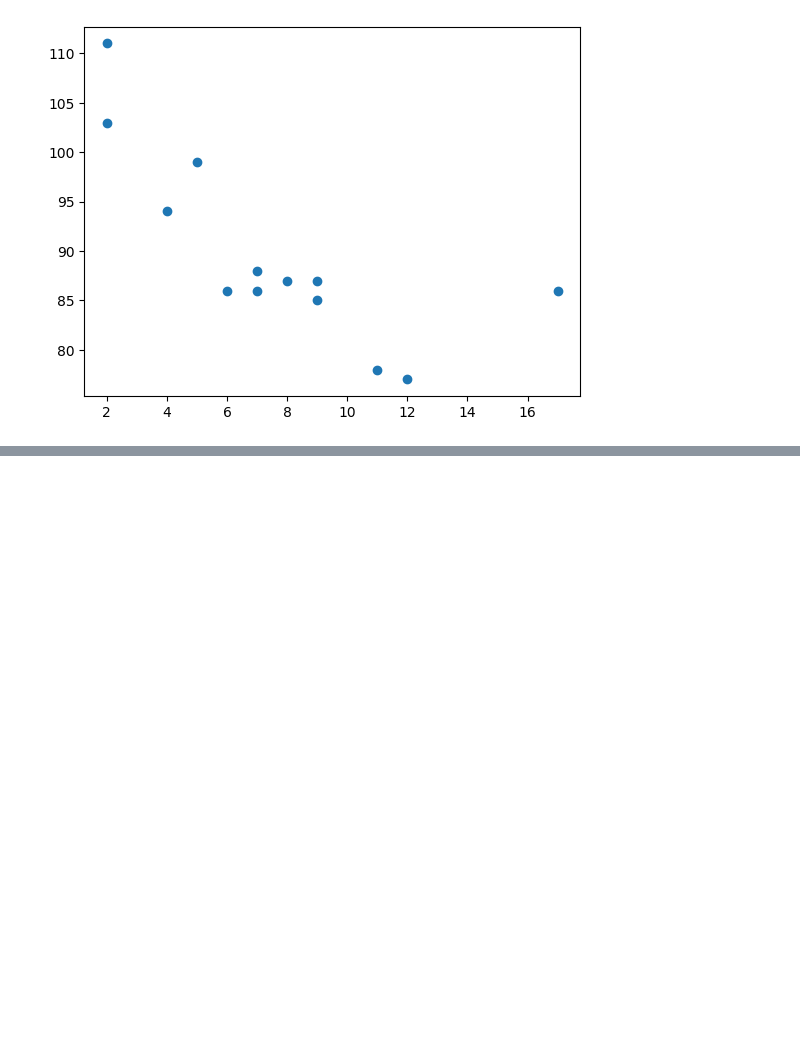
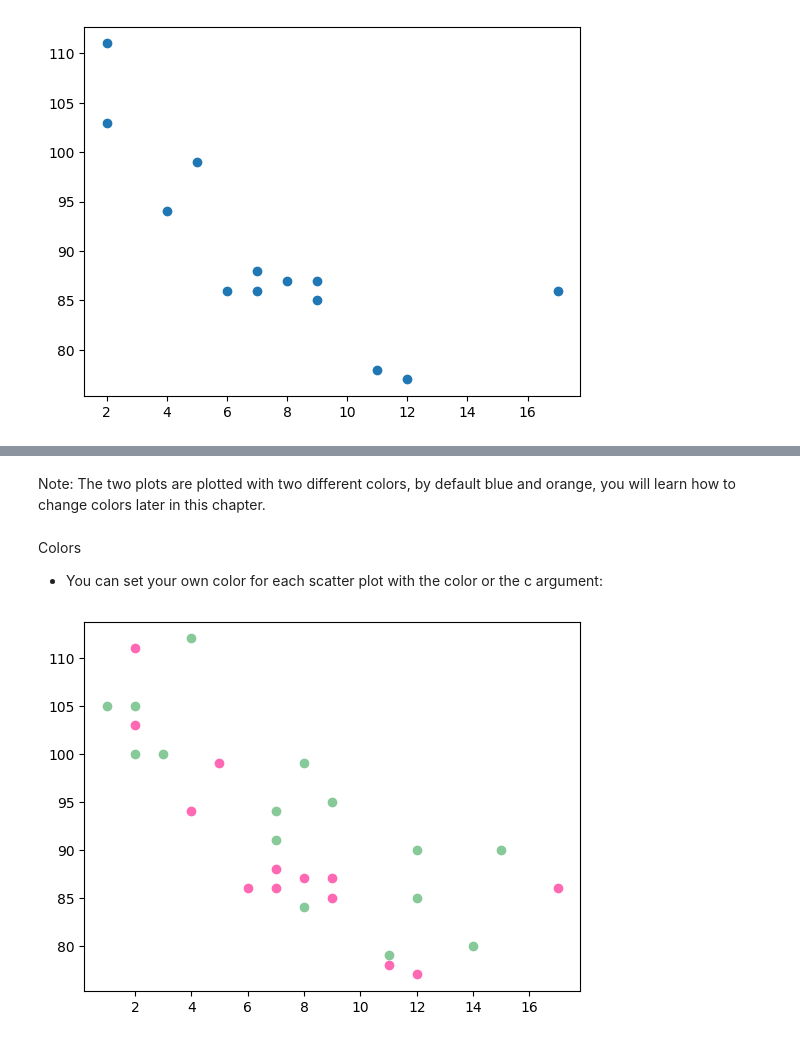
Before and after one commit to funkacer/W3Schools_2024, a Jupyter notebook: Python/M01_04_scatter.ipynb, the cells around one changed output, grey strips where cells are left out. Cells and saved outputs as stored; diff of their text form; code cells hidden in the pictures; blank space fills up the shorter version.

```diff
--- a/Python/M01_04_scatter.ipynb
+++ b/Python/M01_04_scatter.ipynb
@@ -14,0 +39,18 @@ plt.show()
+# %% [markdown]
+Note: The two plots are plotted with two different colors, by default blue and orange, you will learn how to change colors later in this chapter.
+# %% [markdown]
+Colors
+- You can set your own color for each scatter plot with the color or the c argument:
+# %%
+# Set your own color of the markers:
+import matplotlib.pyplot as plt
+import numpy as np
+x = np.array([5,7,8,7,2,17,2,9,4,11,12,9,6])
+y = np.array([99,86,87,88,111,86,103,87,94,78,77,85,86])
+plt.scatter(x, y, color = 'hotpink')
+x = np.array([2,2,8,1,15,8,12,9,7,3,11,4,7,14,12])
+y = np.array([100,105,84,105,90,99,90,95,94,100,79,112,91,80,85])
+plt.scatter(x, y, color = '#88c999')
+plt.show()
+# %% [output]
+[figure, added]
```
Also changed, not shown: parts of 18 cells of this notebook, 3 other files.
